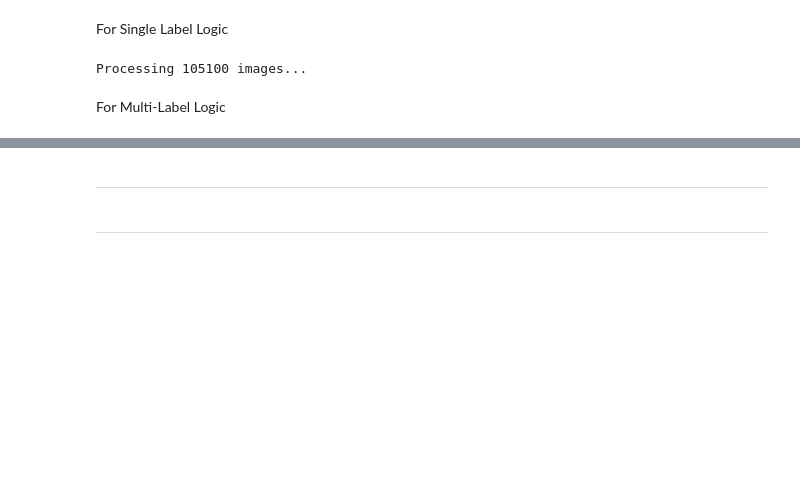
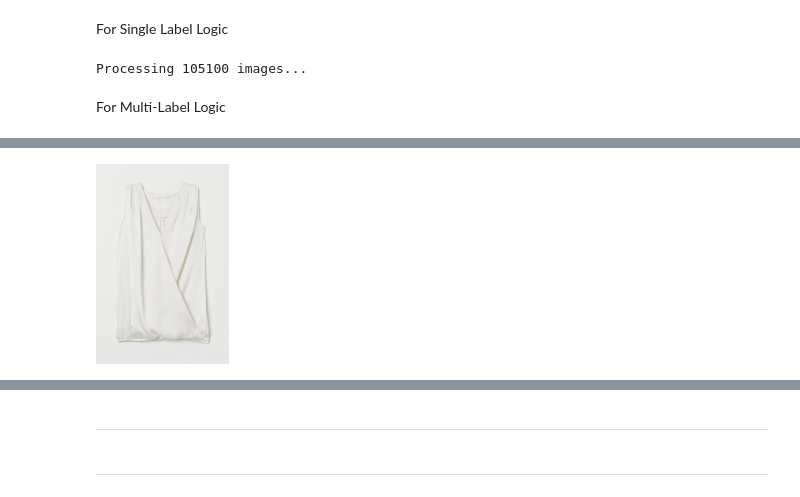
Before and after one commit to victorjongsoon/fashion-recommender, a Jupyter notebook: SystemCode/services/recommender-service/kg/DataProcess.ipynb, the cells around one changed output, grey strips where cells are left out. Drawn from its saved outputs; the diff is of its cells as text; code cells hidden in the pictures; blank space fills up the shorter version.

```diff
--- a/SystemCode/services/recommender-service/kg/DataProcess.ipynb
+++ b/SystemCode/services/recommender-service/kg/DataProcess.ipynb
@@ -540,9 +604,8 @@ print(f"Running FashionCLIP on: {device.upper()}")
 # %% [output]
 Running FashionCLIP on: MPS
 # %%
-# Load FashionCLIP Model
-model_id = "patrickjohncyh/fashion-clip"
-print(f"Loading FashionCLIP model ({model_id})...")
+model_id = "openai/clip-vit-base-patch32"
+print(f"Loading Base OpenAI CLIP ({model_id})...")
 model = CLIPModel.from_pretrained(model_id).to(device)
-processor = CLIPProcessor.from_pretrained(model_id)
+processor = AutoProcessor.from_pretrained(model_id)
 # %% [output]
@@ -577,7 +680,7 @@ CONFIDENCE_THRESHOLD = 0.25
 For Single Label Logic
 # %%
 # The Processing Loop
-test_df = valid_items.head(50).copy()
+test_df = vton_ready_df.head(50).copy()
 #test_df = valid_items.copy()
 print(f"Processing {len(test_df)} images...")
 
@@ -704,0 +844,81 @@ Success! Saved classifications to /Users/yongchenhow/Local Data/Nus/Class/Practi
+# %%
+from IPython.display import display, HTML
+
+# 1. Grab 10 random valid items
+sample_df = test_df.sample(n=10)
+THRESHOLD = 0.20
+
+print("🔍 Running AI X-Ray on 10 Random Items...\n")
+print("-" * 50)
+
+for index, row in sample_df.iterrows():
+    article_id = str(row['article_id']).split('.')[0].zfill(10)
+    subfolder = article_id[:3]
+    img_path = os.path.join(DATA_DIR, "images", subfolder, f"{article_id}.jpg")
+
+    try:
+        # Open and resize image to keep the notebook clean
+        image = Image.open(img_path).convert("RGB")
+        display_img = image.copy()
+        display_img.thumbnail((200, 200)) # Make it small enough to easily scroll
+
+        print(f"\n🏷️ ID: {article_id}")
+        display(display_img)
+
+        # Process Seasons and Occasions
+        for category_group, relations in [
+            (["Summer", "Winter", "Spring", "Autumn"], "SEASON"),
+            (["Casual", "Formal", "Sport", "Party"], "OCCASION")
+        ]:
+            print(f"\n--- {relations} ---")
+
+            # Prepare Prompts
+            all_group_prompts = []
+            lengths = []
+            for label in category_group:
+                prompts = ensemble_prompts[label]
+                all_group_prompts.extend(prompts)
+                lengths.append(len(prompts))
+
+            # Run AI
+            inputs = processor(text=all_group_prompts, images=image, return_tensors="pt", padding=True).to(device)
+            with torch.no_grad():
+                outputs = model(**inputs)
+
+            probs = outputs.logits_per_image.softmax(dim=1)[0].cpu().numpy()
+
+            # Smart Summing
+            label_scores = []
+            start_idx = 0
+            for length in lengths:
+                label_scores.append(probs[start_idx:start_idx+length].sum())
+                start_idx += length
+
+            # Logic & Thresholding
+            max_score = max(label_scores)
+            max_index = np.argmax(label_scores)
+            is_confused = max_score < 0.35
+
+            if is_confused:
+                print(f"⚠️ AI is Confused (Max score {max_score:.2%} < 35%). Forcing Single Label.")
+
+            # Print Pass/Fail for each label
+            for i, score in enumerate(label_scores):
+                status = "❌ FAIL"
+
+                if is_confused:
+                    if i == max_index:
+                        status = "✅ PASS (Forced Winner)"
+                else:
+                    if score >= THRESHOLD and (max_score - score) <= 0.15:
+                        status = "✅ PASS"
+
+                # Format the text to align nicely
+                label_name = category_group[i].ljust(8)
+                print(f"  {label_name} : {score:.4f}  |  {status}")
+
+        print("\n" + "=" * 50)
+
+    except Exception as e:
+        print(f"🚨 Missing Image or Error for {article_id}: {e}")
+# %% [output]
@@ -704,0 +930 @@ Success! Saved classifications to /Users/yongchenhow/Local Data/Nus/Class/Practi
+[figure, added]
```
Also changed, not shown: parts of 25 cells of this notebook, 1 other file.
